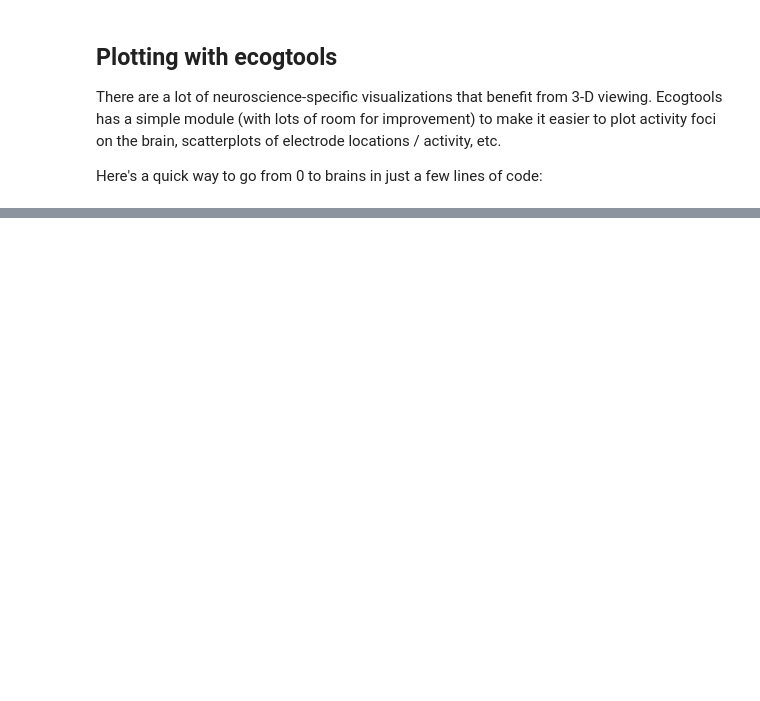
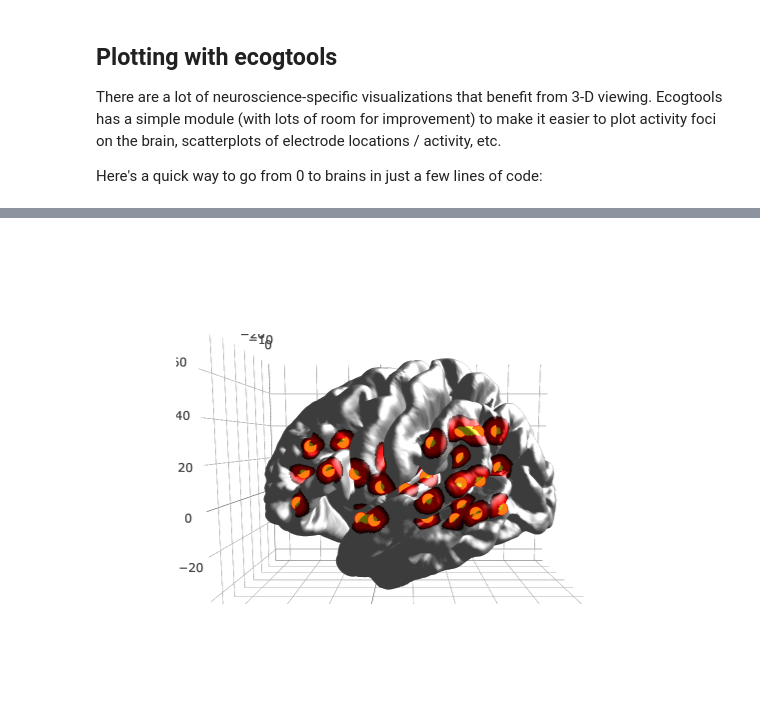
Before and after one commit to choldgraf/ecogtools, a Jupyter notebook: examples/3d_plots.ipynb, the cells around one changed output, grey strips where cells are left out. Cells and saved outputs as stored; diff of their text form; code cells hidden in the pictures; blank space fills up the shorter version.

```diff
--- a/examples/3d_plots.ipynb
+++ b/examples/3d_plots.ipynb
@@ -83,7 +95,7 @@ surf = et.viz3d.ActivitySurfacePlot(eye=eye, zoom=.8)
 surf.add_surface(xyz, tri)
 
 # Read in xyz locations where activity is present
-data = h5io.read_hdf5('../data/surface/mne.h5')
+data = h5io.read_hdf5('./data/surface/mne.h5')
 mne_xyz = data['xyz']
 # Then convert to triangle indices
 ixs_activity = np.hstack([surf.find_nearest_triangles(ixyz)
@@ -91,5 +105,8 @@ ixs_activity = np.hstack([surf.find_nearest_triangles(ixyz)
 # %%
 # Finally, set the activity and a scatterplot for a subset of triangles
 surf.set_activity(ixs_activity, activity=40, spread=7, vmin=0, vmax=40)
 surf.add_scatter_3d(ixs_activity, edgecolor='rgb(255, 0, 0)', s=15)
-fig = surf.plot()
+# fig = surf.plot()  # For 3D plotting
+Image('./data/activitysurface_demo.png')   # Only works if you've saved a PNG
+# %% [output]
+[figure, added]
```
Also changed, not shown: parts of 7 cells of this notebook.
